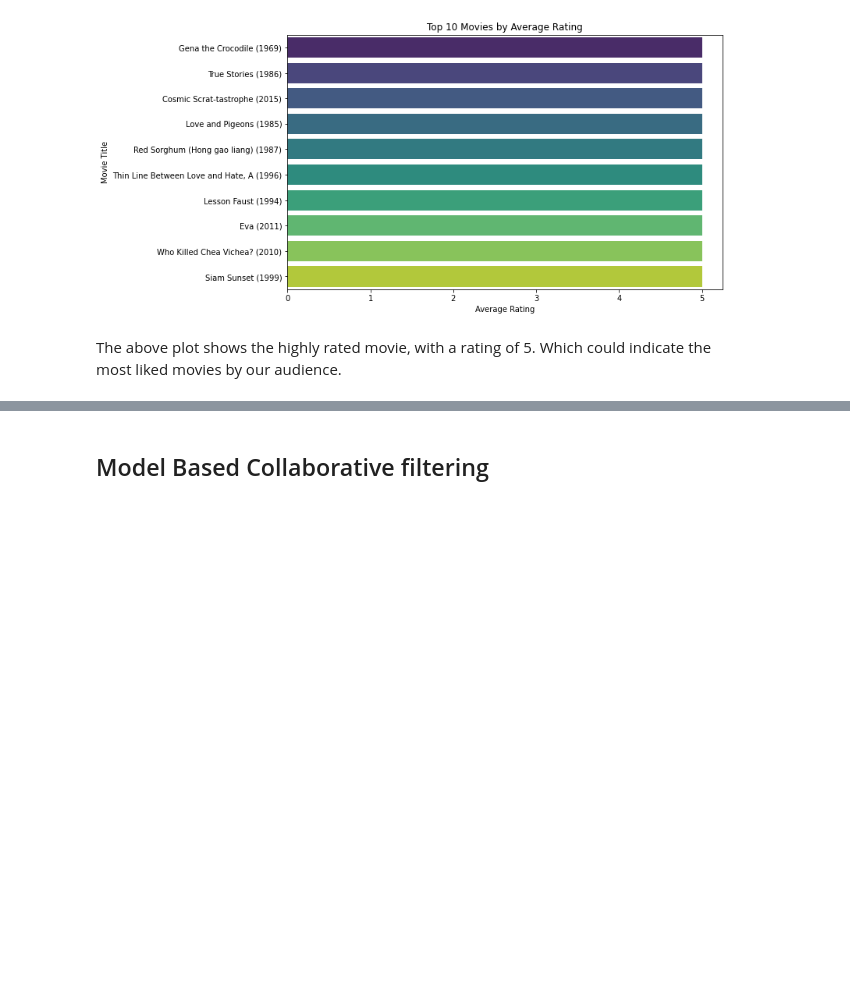
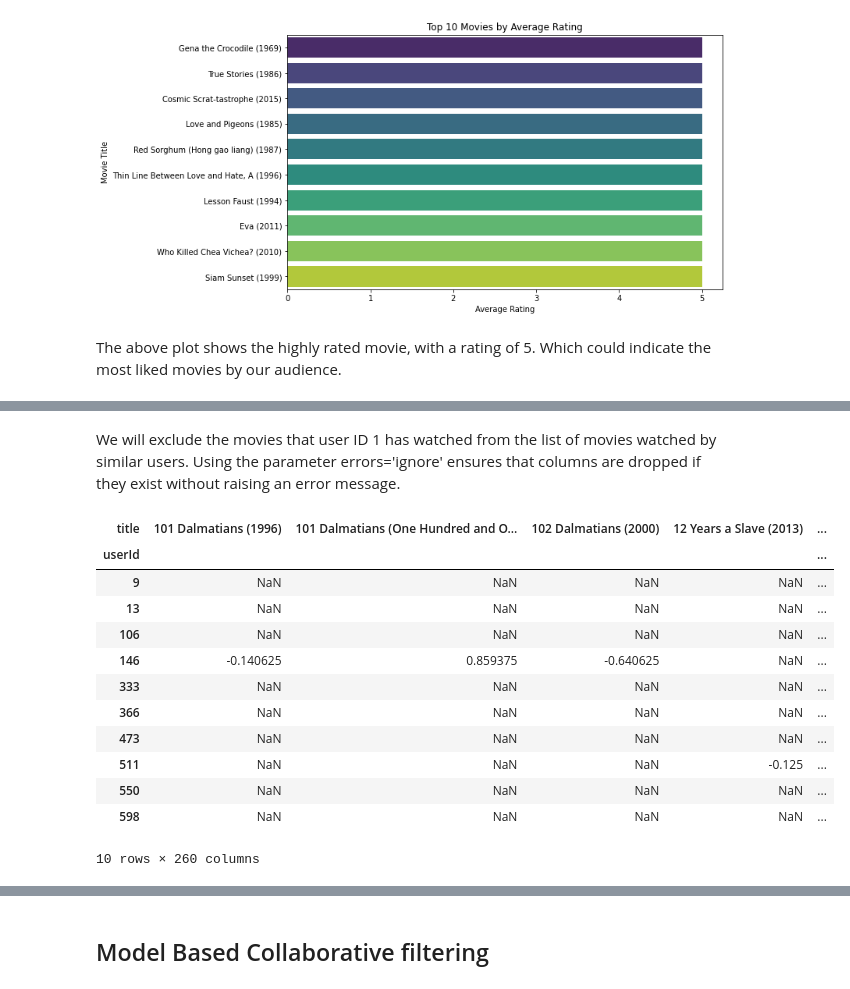
Before and after one commit to Trixiemoek/Phase-4-Recommendation-Systems-Project, a Jupyter notebook: Untitled.ipynb, the cells around one changed output, grey strips where cells are left out. Saved outputs shown, nothing was run; the diff lists cells and outputs as text; code cells hidden in the pictures; blank space fills up the shorter version.

```diff
--- a/Untitled.ipynb
+++ b/Untitled.ipynb
@@ -236,0 +383,4 @@ The above plot shows the highly rated movie, with a rating of 5. Which could ind
+# %%
+# Movies watched by the target user
+picked_userid_watched = movie_matrix_norm[movie_matrix_norm.index == picked_userid].dropna(axis=1, how='all')
+picked_userid_watched
@@ -236,0 +412,22 @@ The above plot shows the highly rated movie, with a rating of 5. Which could ind
+# %% [markdown]
+We will exclude the movies that user ID 1 has watched from the list of movies watched by similar users. Using the parameter errors='ignore' ensures that columns are dropped if they exist without raising an error message.
+# %%
+ #Exclusing watched movie from the movie list
+similar_user_movies.drop(picked_userid_watched.columns,axis=1, inplace=True, errors='ignore')
+
+# checking the new data
+similar_user_movies
+# %% [output]
+| title | 101 Dalmatians (1996) | 101 Dalmatians (One Hundred and O... | 102 Dalmatians (2000) | 12 Years a Slave (2013) | ... |
+| userId |  |  |  |  | ... |
+| 9 | NaN | NaN | NaN | NaN | ... |
+| 13 | NaN | NaN | NaN | NaN | ... |
+| 106 | NaN | NaN | NaN | NaN | ... |
+| 146 | -0.140625 | 0.859375 | -0.640625 | NaN | ... |
+| 333 | NaN | NaN | NaN | NaN | ... |
+| 366 | NaN | NaN | NaN | NaN | ... |
+| 473 | NaN | NaN | NaN | NaN | ... |
+| 511 | NaN | NaN | NaN | -0.125 | ... |
+| 550 | NaN | NaN | NaN | NaN | ... |
+| 598 | NaN | NaN | NaN | NaN | ... |
+10 rows × 260 columns
```
Also changed, not shown: parts of 51 cells of this notebook.
